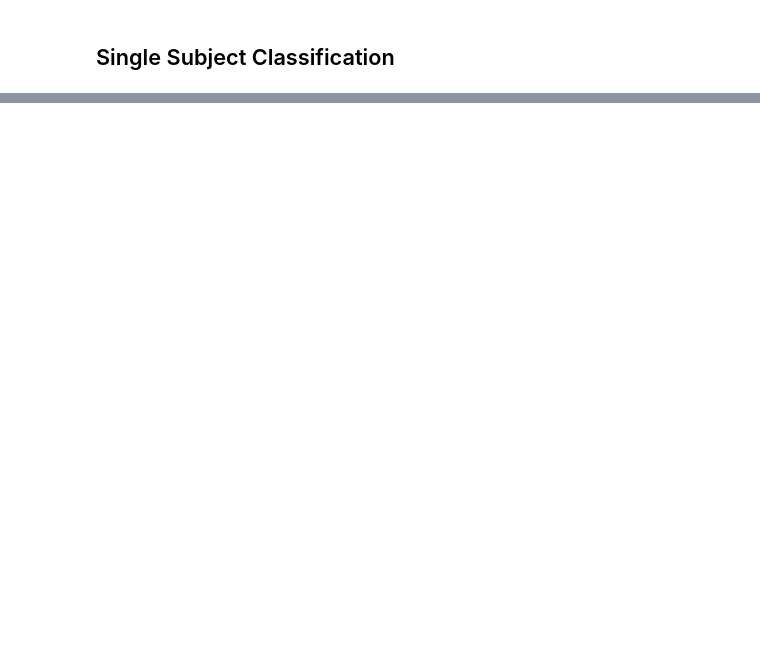
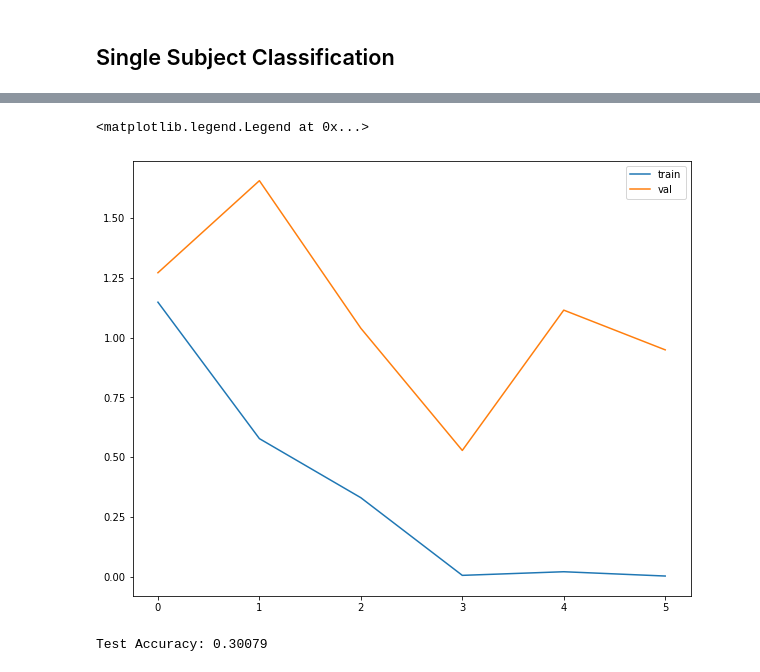
Before and after one commit to thomaskost17/ECEC247_final_project, a Jupyter notebook: ECEC247_final_project.ipynb, the cells around one changed output, grey strips where cells are left out. Saved outputs shown, nothing was run; the diff lists cells and outputs as text; code cells hidden in the pictures; blank space fills up the shorter version.

Commit message:
all subject classification

```diff
--- a/ECEC247_final_project.ipynb
+++ b/ECEC247_final_project.ipynb
@@ -429,0 +444,29 @@ print(subject_testscores)
+# %%
+num_epochs = 6 #epochs
+learning_rate = 0.001 #0.001 lr
+
+input_size = 250 #number of features
+hidden_size = 128 #number of features in hidden state
+num_layers = 1 #number of stacked lstm layers
+
+num_classes = 4 #number of output classes
+batch_size = 64
+# %%
+# Create Torch Itterables
+train_dataset = torch.utils.data.TensorDataset(x_train, y_train)
+valid_dataset = torch.utils.data.TensorDataset(x_valid, y_valid)
+test_dataset  = torch.utils.data.TensorDataset(x_test, y_test)
+trainloader = torch.utils.data.DataLoader(train_dataset, batch_size=batch_size,
+                                          shuffle=True, num_workers=2)
+validloader = torch.utils.data.DataLoader(valid_dataset, batch_size=batch_size,
+                                          shuffle=True, num_workers=2)
+testloader = torch.utils.data.DataLoader(test_dataset, batch_size=batch_size,
+                                         shuffle=False, num_workers=2)
+# %%
+all_subjects_net = RNN(num_classes, input_size, hidden_size, num_layers, x_train.shape[1])
+criterion = torch.nn.CrossEntropyLoss()   # CE Loss is our softmax
+optimizer = torch.optim.Adam(all_subjects_net.parameters(), lr=learning_rate)
+scheduler = torch.optim.lr_scheduler.ExponentialLR(optimizer, gamma=0.9)
+# %%
+solver = Solver(num_epochs, all_subjects_net,optimizer, scheduler, criterion, verbose=True )
+solver.train(trainloader, validloader)
@@ -429,0 +486,11 @@ print(subject_testscores)
+# %%
+plt.plot(solver.loss_history)
+plt.plot(solver.val_loss_history)
+plt.legend(["train", "val"])
+# %% [output]
+<matplotlib.legend.Legend at 0x...>
+[figure, added]
+# %%
+solver.test(testloader)
+# %% [output]
+Test Accuracy: 0.30079
```
Also changed, not shown: parts of 8 cells of this notebook, 2 other files.
